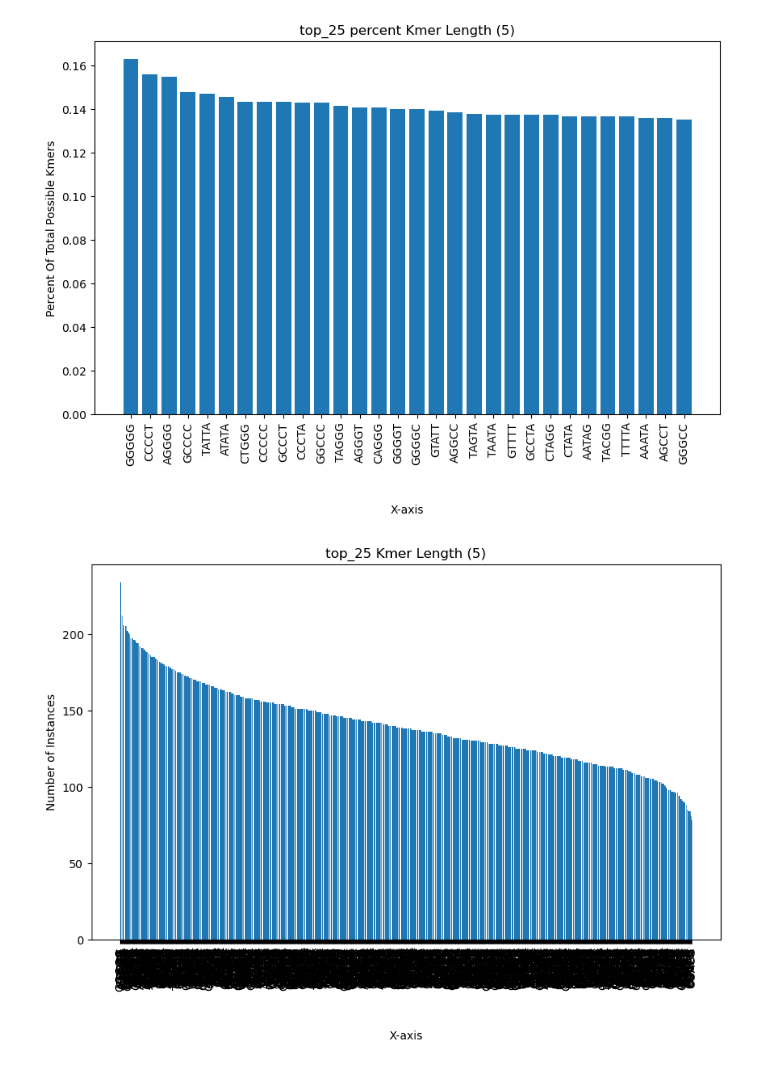
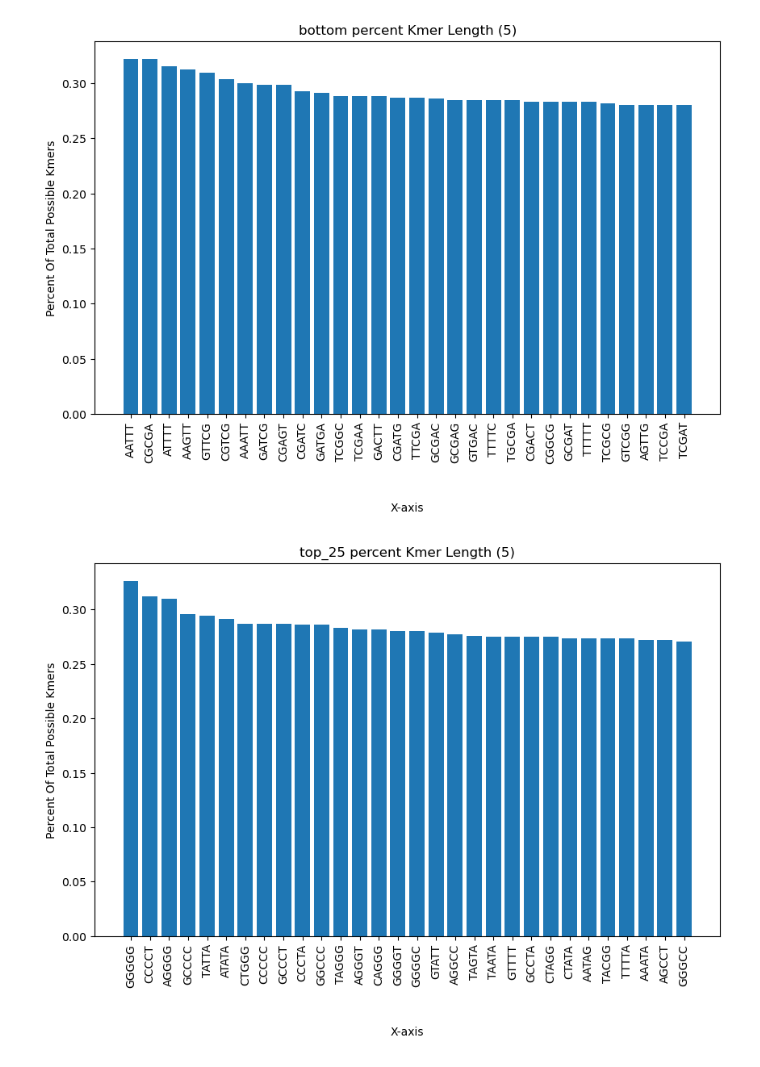
Before and after one commit to Typhlosion123/Kmer-Similarity, a Jupyter notebook: kmer_similarity.ipynb, the cells around one changed output. Cells and saved outputs as stored; diff of their text form; code cells hidden in the pictures.

```diff
--- a/kmer_similarity.ipynb
+++ b/kmer_similarity.ipynb
@@ -234,5 +237,6 @@ Time elapsed: 1.2644877433776855 seconds
 # %%
-find_most_frequent_kmers(r"C:\Users\chris\Downloads\DNAcycP-main\zzzz\top_25.txt", 5)
+find_most_frequent_kmers(r"C:\Users\chris\Downloads\DNAcycP-main\zzzz\top_25.txt",
+                         r"C:\Users\chris\Downloads\DNAcycP-main\zzzz\bottom_25.txt",5)
 # %% [output]
-[figure, old version]
+[figure, new version]
-[figure, old version]
+[figure, new version]
```
Also changed, not shown: parts of 19 cells of this notebook.
